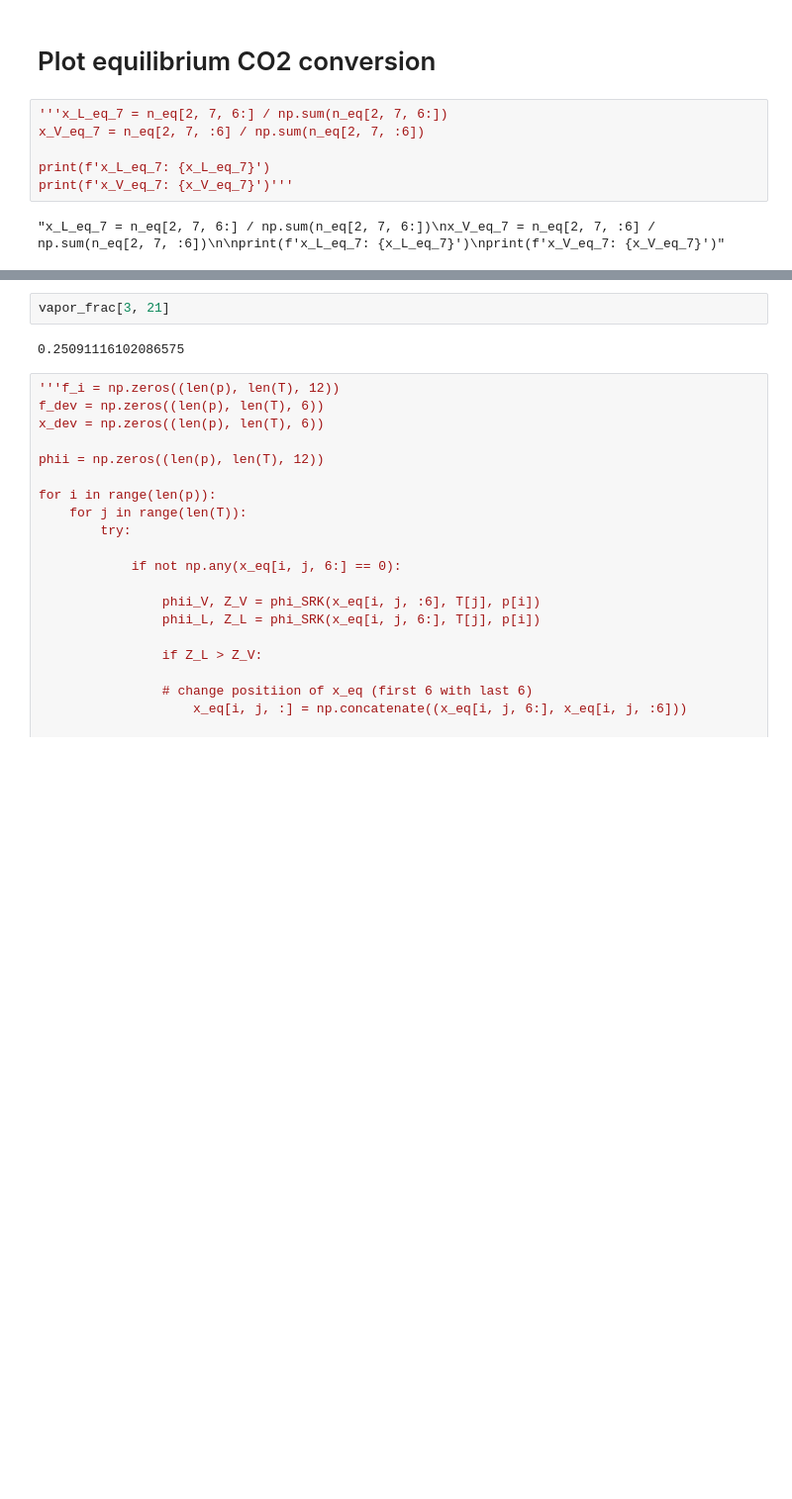
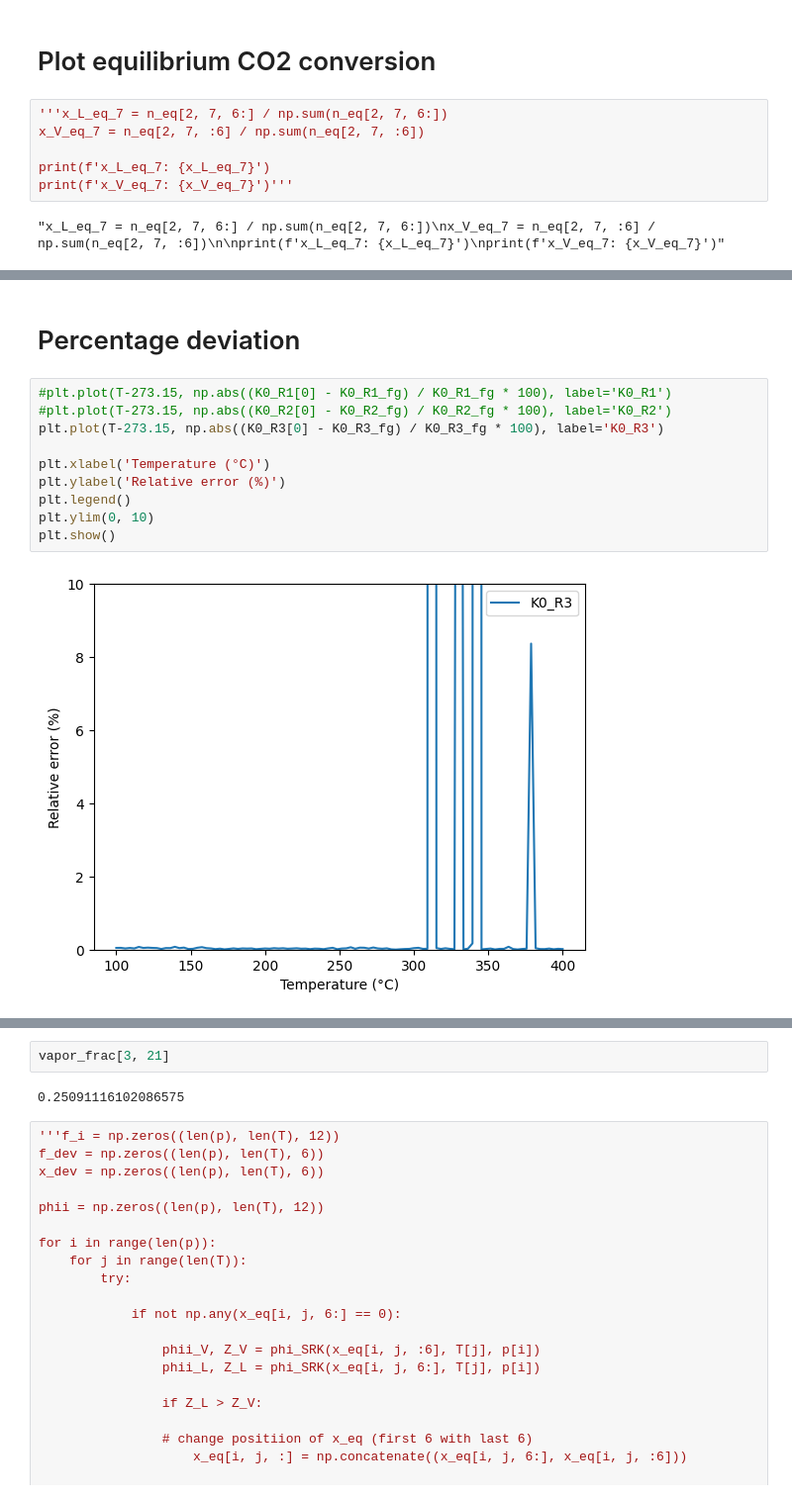
Before and after one commit to ChemRxnEngLab/GibbsEnergyMinimizationModel, a Jupyter notebook: PhaseStabilityTests/test.ipynb, the cells around one changed output, grey strips where cells are left out. Shown at 99% size. Drawn from its saved outputs; the diff is of its cells as text; blank space fills up the shorter version.

```diff
--- a/PhaseStabilityTests/test.ipynb
+++ b/PhaseStabilityTests/test.ipynb
@@ -210,2 +258,16 @@ plt.show()
+# %% [markdown]
+# Percentage deviation
+# %%
+#plt.plot(T-273.15, np.abs((K0_R1[0] - K0_R1_fg) / K0_R1_fg * 100), label='K0_R1')
+#plt.plot(T-273.15, np.abs((K0_R2[0] - K0_R2_fg) / K0_R2_fg * 100), label='K0_R2')
+plt.plot(T-273.15, np.abs((K0_R3[0] - K0_R3_fg) / K0_R3_fg * 100), label='K0_R3')
+
+plt.xlabel('Temperature (°C)')
+plt.ylabel('Relative error (%)')
+plt.legend()
+plt.ylim(0, 10)
+plt.show()
+# %% [output]
+[figure, added]
 # %%
 vapor_frac = np.zeros((len(p), len(T)))
```
Also changed, not shown: parts of 20 cells of this notebook, 3 other files.
